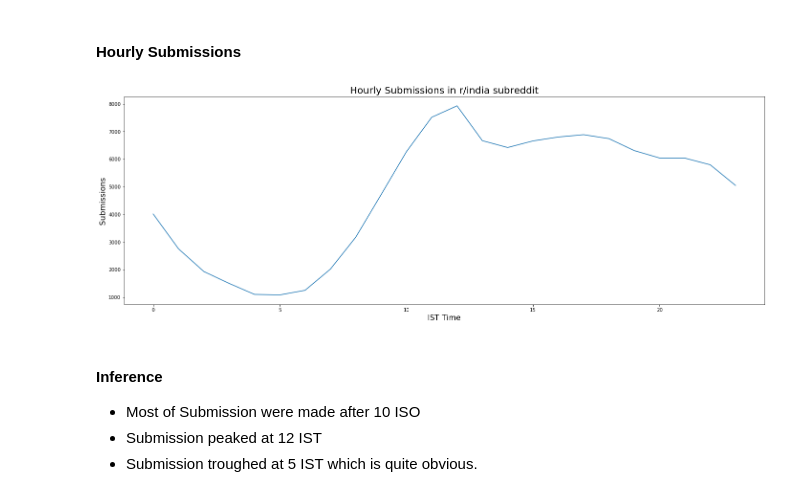
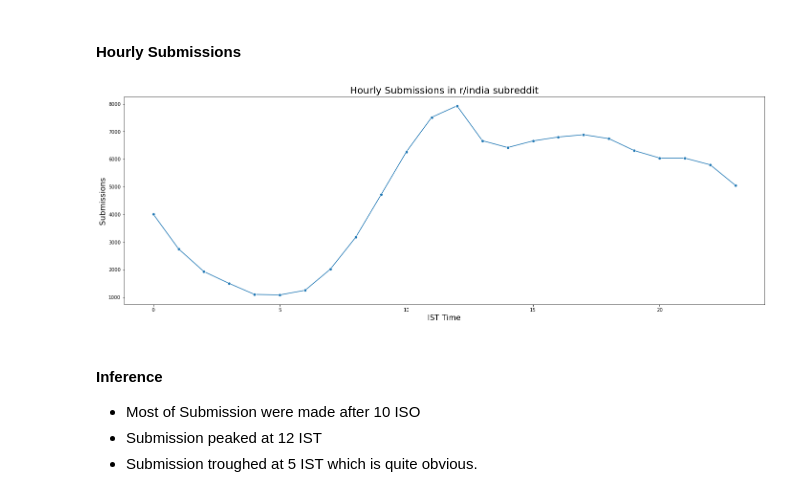
Before and after one commit to macabdul9/reddit-flait-detector, a Jupyter notebook: notebooks/reddit_flair_data_acquisation_June_2019.ipynb, the cells around one changed output. Drawn from its saved outputs; the diff is of its cells as text; code cells hidden in the pictures.

```diff
--- a/notebooks/reddit_flair_data_acquisation_June_2019.ipynb
+++ b/notebooks/reddit_flair_data_acquisation_June_2019.ipynb
@@ -416,22 +416,22 @@ new_df = df_no_missing_flairs.drop(index)
 new_df['hour'] = new_df.created_utc.apply(lambda x : datetime.datetime.fromtimestamp(x).hour)
 # %%
 plt.figure(figsize=(24, 8))
-ax = sns.lineplot(data=new_df.link_flair_text.groupby(new_df.hour).count())
+ax = sns.lineplot(data=new_df.link_flair_text.groupby(new_df.hour).count(), marker="o")
 
 # Interactive plot
 
 # new_df.link_flair_text.groupby(new_df.hour).count().iplot(
 #     title="Hourly Submission in r/india",
 #     xTitle="TIME IST",
 #     yTitle="Submissions"
 # )
 
 plt.title("Hourly Submissions in r/india subreddit", fontdict={"fontsize":20})
 plt.xlabel("IST Time", fontdict={"fontsize":16})
 plt.ylabel("Submissions", fontdict={"fontsize":16})
 plt.show()
 # %% [output]
-[figure, old version]
+[figure, new version]
 # %% [markdown]
 #### **Inference**
 - Most of Submission were made after 10 ISO
```
Also changed, not shown: parts of 16 cells of this notebook.
